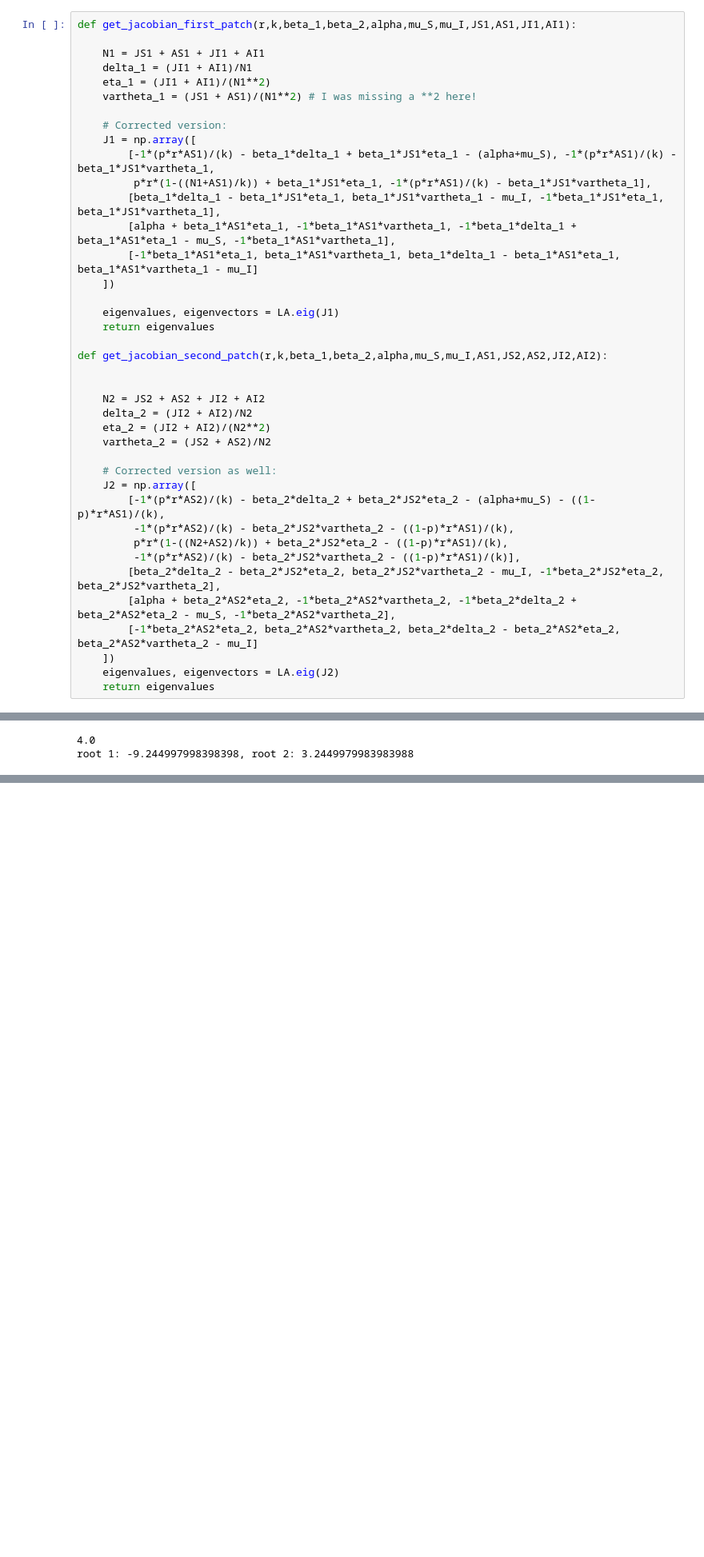
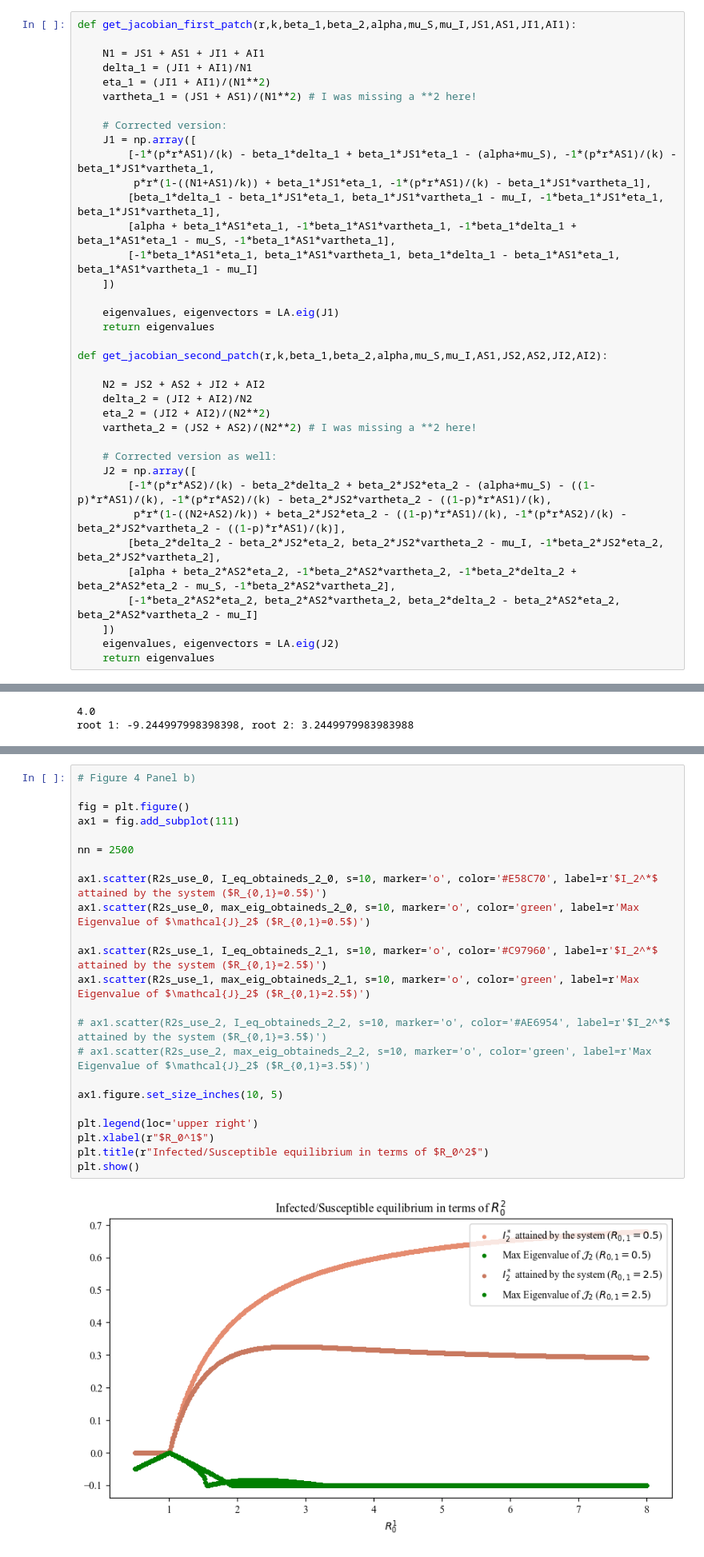
Before and after one commit to JimmyCalvoMonge/pycnopodia, a Jupyter notebook: R0_experiments.ipynb, the cells around one changed output, grey strips where cells are left out. Shown at 80% size. Drawn from its saved outputs; the diff is of its cells as text; blank space fills up the shorter version.

Commit message:
Changes to Figure 4 panel b) simulation results

```diff
--- a/R0_experiments.ipynb
+++ b/R0_experiments.ipynb
@@ -37,18 +38,15 @@ def get_jacobian_first_patch(r,k,beta_1,beta_2,alpha,mu_S,mu_I,JS1,AS1,JI1,AI1):
 
 def get_jacobian_second_patch(r,k,beta_1,beta_2,alpha,mu_S,mu_I,AS1,JS2,AS2,JI2,AI2):
 
-
     N2 = JS2 + AS2 + JI2 + AI2
     delta_2 = (JI2 + AI2)/N2
     eta_2 = (JI2 + AI2)/(N2**2)
-    vartheta_2 = (JS2 + AS2)/N2
+    vartheta_2 = (JS2 + AS2)/(N2**2) # I was missing a **2 here!
 
     # Corrected version as well:
     J2 = np.array([
-        [-1*(p*r*AS2)/(k) - beta_2*delta_2 + beta_2*JS2*eta_2 - (alpha+mu_S) - ((1-p)*r*AS1)/(k),
-         -1*(p*r*AS2)/(k) - beta_2*JS2*vartheta_2 - ((1-p)*r*AS1)/(k),
-         p*r*(1-((N2+AS2)/k)) + beta_2*JS2*eta_2 - ((1-p)*r*AS1)/(k),
-         -1*(p*r*AS2)/(k) - beta_2*JS2*vartheta_2 - ((1-p)*r*AS1)/(k)],
+        [-1*(p*r*AS2)/(k) - beta_2*delta_2 + beta_2*JS2*eta_2 - (alpha+mu_S) - ((1-p)*r*AS1)/(k), -1*(p*r*AS2)/(k) - beta_2*JS2*vartheta_2 - ((1-p)*r*AS1)/(k),
+         p*r*(1-((N2+AS2)/k)) + beta_2*JS2*eta_2 - ((1-p)*r*AS1)/(k), -1*(p*r*AS2)/(k) - beta_2*JS2*vartheta_2 - ((1-p)*r*AS1)/(k)],
         [beta_2*delta_2 - beta_2*JS2*eta_2, beta_2*JS2*vartheta_2 - mu_I, -1*beta_2*JS2*eta_2, beta_2*JS2*vartheta_2],
         [alpha + beta_2*AS2*eta_2, -1*beta_2*AS2*vartheta_2, -1*beta_2*delta_2 + beta_2*AS2*eta_2 - mu_S, -1*beta_2*AS2*vartheta_2],
         [-1*beta_2*AS2*eta_2, beta_2*AS2*vartheta_2, beta_2*delta_2 - beta_2*AS2*eta_2, beta_2*AS2*vartheta_2 - mu_I]
@@ -213,3 +274,28 @@ R_0,1 = 0.7999999999999999
+# %%
+# Figure 4 Panel b)
+
+fig = plt.figure()
+ax1 = fig.add_subplot(111)
+
+nn = 2500
+
+ax1.scatter(R2s_use_0, I_eq_obtaineds_2_0, s=10, marker='o', color='#E58C70', label=r'$I_2^*$ attained by the system ($R_{0,1}=0.5$)')
+ax1.scatter(R2s_use_0, max_eig_obtaineds_2_0, s=10, marker='o', color='green', label=r'Max Eigenvalue of $\mathcal{J}_2$ ($R_{0,1}=0.5$)')
+
+ax1.scatter(R2s_use_1, I_eq_obtaineds_2_1, s=10, marker='o', color='#C97960', label=r'$I_2^*$ attained by the system ($R_{0,1}=2.5$)')
+ax1.scatter(R2s_use_1, max_eig_obtaineds_2_1, s=10, marker='o', color='green', label=r'Max Eigenvalue of $\mathcal{J}_2$ ($R_{0,1}=2.5$)')
+
+# ax1.scatter(R2s_use_2, I_eq_obtaineds_2_2, s=10, marker='o', color='#AE6954', label=r'$I_2^*$ attained by the system ($R_{0,1}=3.5$)')
+# ax1.scatter(R2s_use_2, max_eig_obtaineds_2_2, s=10, marker='o', color='green', label=r'Max Eigenvalue of $\mathcal{J}_2$ ($R_{0,1}=3.5$)')
+
+ax1.figure.set_size_inches(10, 5)
+
+plt.legend(loc='upper right')
+plt.xlabel(r"$R_0^1$")
+plt.title(r"Infected/Susceptible equilibrium in terms of $R_0^2$")
+plt.show()
+# %% [output]
+[figure, added]
 # %% [markdown]
 ## Equilibriums in terms of both $R_0^1$ and $R_0^2$
 Figure #3
```
Also changed, not shown: parts of 10 cells of this notebook, 1 other file.
